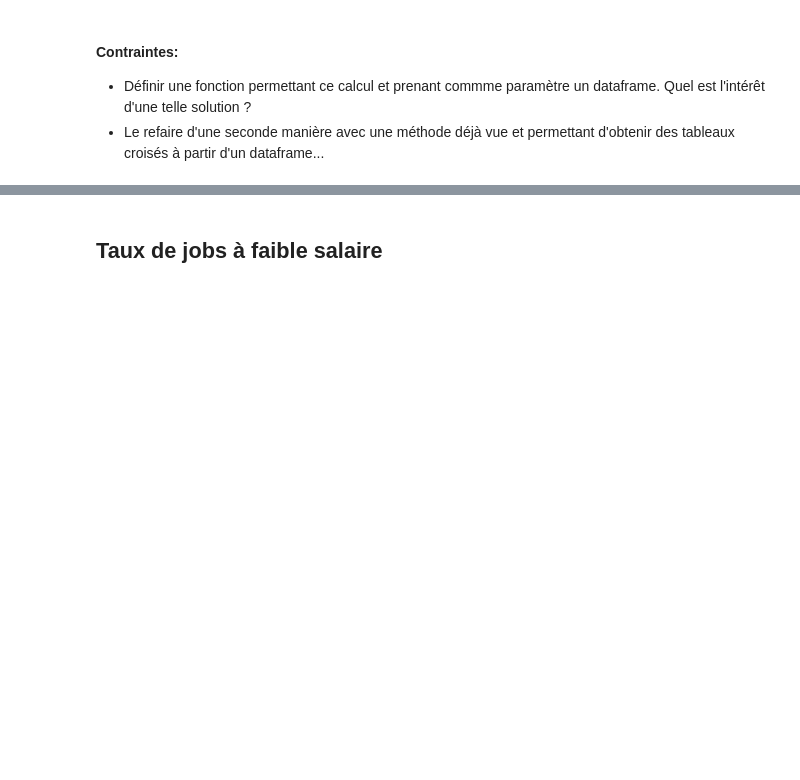
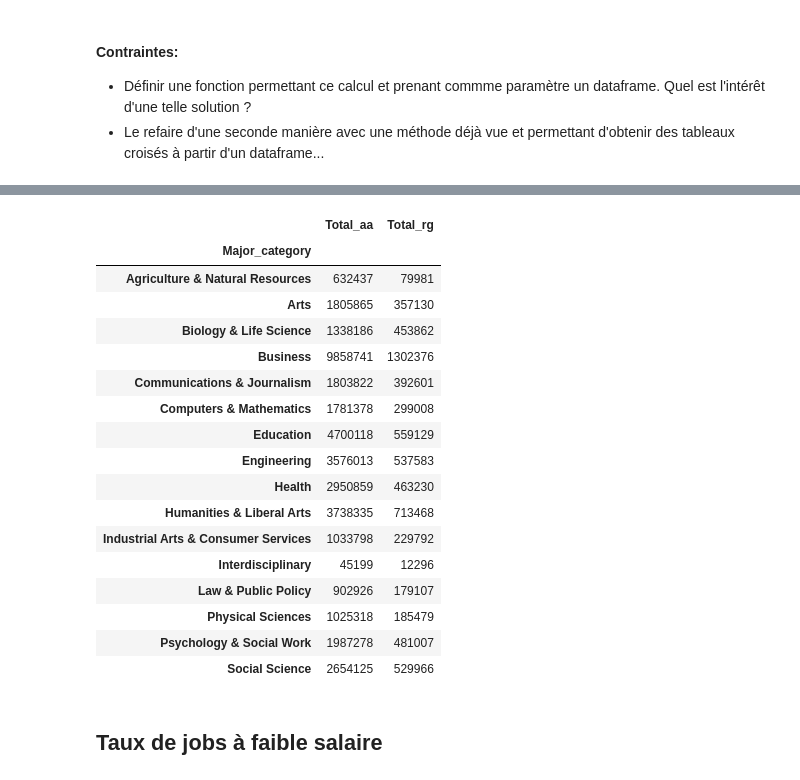
Before and after one commit to louiskuhn/IA-P3-Euskadi, a Jupyter notebook: Ressources/Python/1. Analyse de données/Exo1_add.ipynb, the cells around one changed output, grey strips where cells are left out. Drawn from its saved outputs; the diff is of its cells as text; code cells hidden in the pictures; blank space fills up the shorter version.

```diff
--- a/Ressources/Python/1. Analyse de données/Exo1_add.ipynb
+++ b/Ressources/Python/1. Analyse de données/Exo1_add.ipynb
@@ -6,0 +61,5 @@ Importer les 2 jeux de données all-ages.csv et recent-grads.csv
+# %%
+# après nettoyage des " dans les csv , il reste juste une valeur manquante
+# il s'agit du taux de chômage mais on sait qu'il y a personne au chômage dans cette major
+# on peut donc dire que le taux de chômage est 0
+rg.loc[rg.isnull().sum(axis=1) > 0, 'Unemployment_rate'] = 0
@@ -22,3 +140,27 @@ Importer les 2 jeux de données all-ages.csv et recent-grads.csv
+# %%
+res = aa.pivot_table(index="Major_category", values="Total", aggfunc="sum")
+res.rename(columns={"Total":"Total_aa"}, inplace=True)
+res['Total_rg'] = rg.pivot_table(index="Major_category", values="Total", aggfunc="sum")
+res
+# %% [output]
+|  | Total_aa | Total_rg |
+| Major_category |  |  |
+| Agriculture & Natural Resources | 632437 | 79981 |
+| Arts | 1805865 | 357130 |
+| Biology & Life Science | 1338186 | 453862 |
+| Business | 9858741 | 1302376 |
+| Communications & Journalism | 1803822 | 392601 |
+| Computers & Mathematics | 1781378 | 299008 |
+| Education | 4700118 | 559129 |
+| Engineering | 3576013 | 537583 |
+| Health | 2950859 | 463230 |
+| Humanities & Liberal Arts | 3738335 | 713468 |
+| Industrial Arts & Consumer Services | 1033798 | 229792 |
+| Interdisciplinary | 45199 | 12296 |
+| Law & Public Policy | 902926 | 179107 |
+| Physical Sciences | 1025318 | 185479 |
+| Psychology & Social Work | 1987278 | 481007 |
+| Social Science | 2654125 | 529966 |
 # %% [markdown]
 ## Taux de jobs à faible salaire
 # %% [markdown]
```
Also changed, not shown: parts of 10 cells of this notebook, 2 other files.
